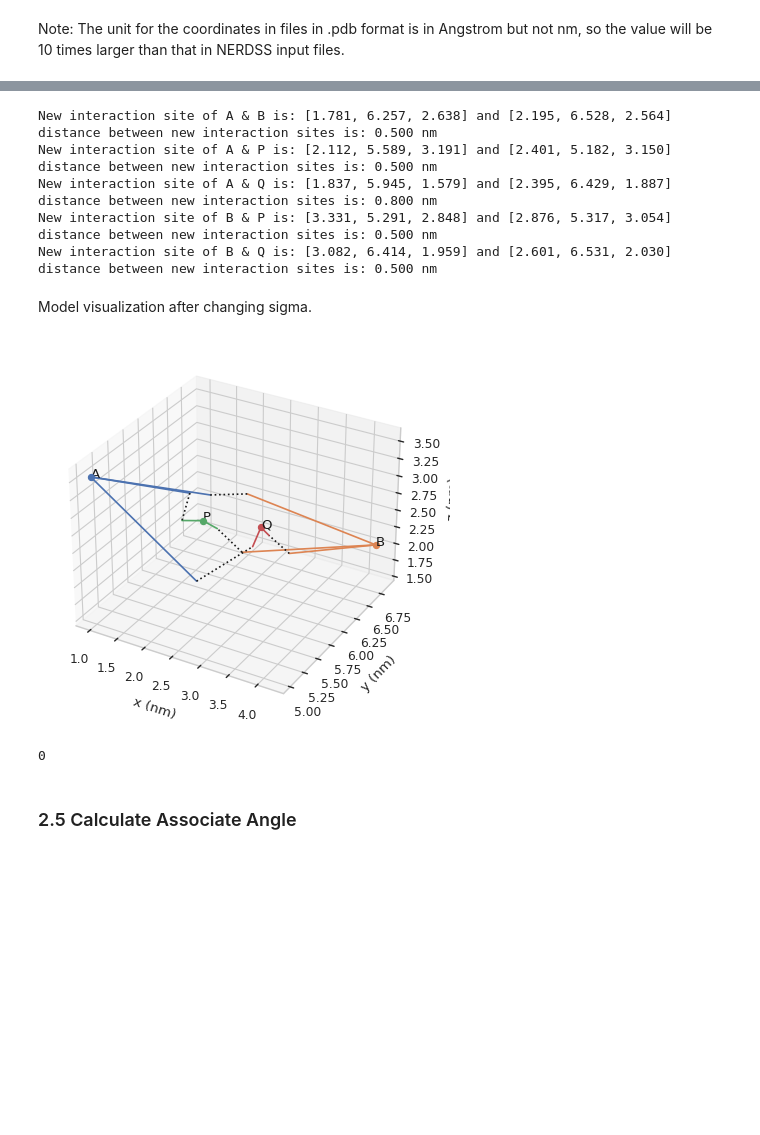
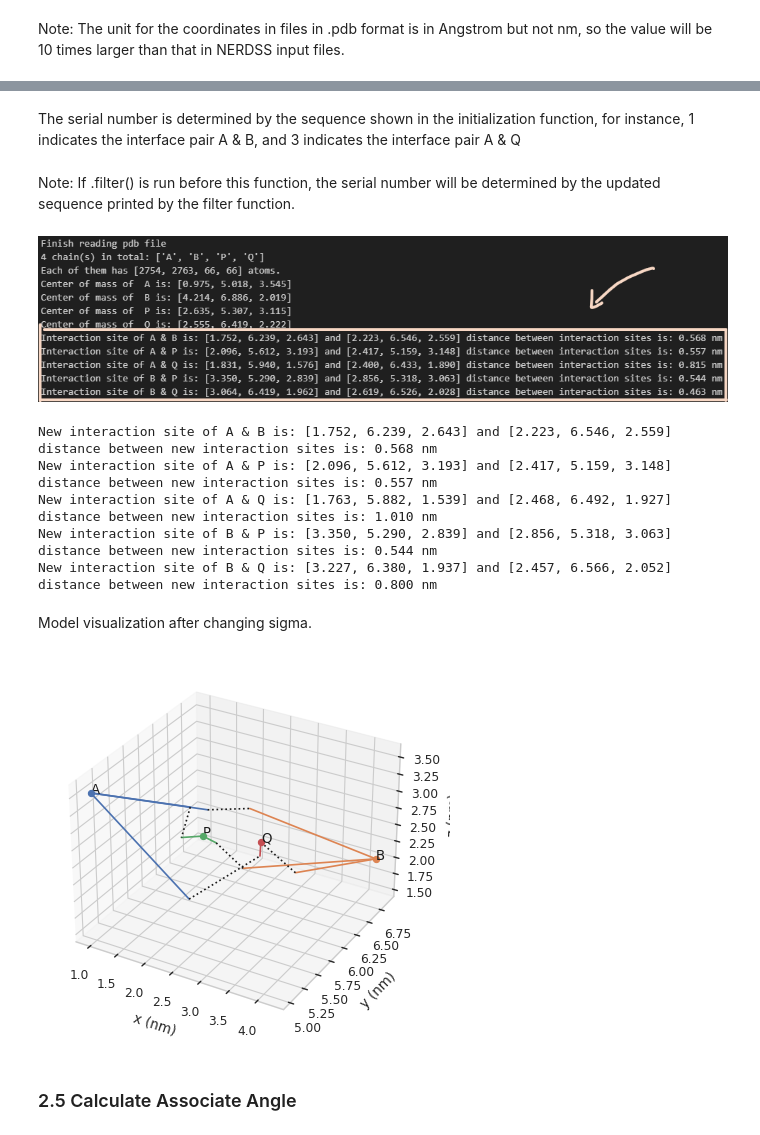
Before and after one commit to jonathanfischer97/ionerdss, a Jupyter notebook: Tutorial/ReadPDBTutorial/ReadPDBTutorial.ipynb, the cells around one changed output, grey strips where cells are left out. Cells and saved outputs as stored; diff of their text form; code cells hidden in the pictures; blank space fills up the shorter version.

```diff
--- a/Tutorial/ReadPDBTutorial/ReadPDBTutorial.ipynb
+++ b/Tutorial/ReadPDBTutorial/ReadPDBTutorial.ipynb
@@ -31,0 +34,3 @@ Interaction site of B & Q is: [3.064, 6.419, 1.962] and [2.619, 6.526, 2.028] di
+# %%
+# reading in a structure from a Protein Data Bank (PDB) file and create a ProteinComplex object
+clathrin = io.ProteinComplex(FileName = "1utc.pdb")
@@ -75,18 +100,24 @@ There are 5 pairs of interfaces in this protein and the sigma value is desired t
+# %% [markdown]
+The serial number is determined by the sequence shown in the initialization function, for instance, 1 indicates the interface pair A & B, and 3 indicates the interface pair A & Q
+# %% [markdown]
+Note: If .filter() is run before this function, the serial number will be determined by the updated sequence printed by the filter function.
+# %% [markdown]
+![image.png](attachment:image.png)
 # %%
-Pt2_1utc = io.dtb_PDB_change_sigma(Result=Pt_1utc, ChangeSigma=True, SiteList=[0, 3], NewSigma=[0.5, 0.8])
+# Change the sigma between A & Q to 1.01 nm and the sigma between B & Q to 0.80 nm
+clathrin.change_sigma(ChangeSigma = True, SiteList = [3,5], NewSigma =[1.01,0.80])
 # %% [output]
-New interaction site of A & B is: [1.781, 6.257, 2.638] and [2.195, 6.528, 2.564] distance between new interaction sites is: 0.500 nm
-New interaction site of A & P is: [2.112, 5.589, 3.191] and [2.401, 5.182, 3.150] distance between new interaction sites is: 0.500 nm
-New interaction site of A & Q is: [1.837, 5.945, 1.579] and [2.395, 6.429, 1.887] distance between new interaction sites is: 0.800 nm
-New interaction site of B & P is: [3.331, 5.291, 2.848] and [2.876, 5.317, 3.054] distance between new interaction sites is: 0.500 nm
-New interaction site of B & Q is: [3.082, 6.414, 1.959] and [2.601, 6.531, 2.030] distance between new interaction sites is: 0.500 nm
+New interaction site of A & B is: [1.752, 6.239, 2.643] and [2.223, 6.546, 2.559] distance between new interaction sites is: 0.568 nm
+New interaction site of A & P is: [2.096, 5.612, 3.193] and [2.417, 5.159, 3.148] distance between new interaction sites is: 0.557 nm
+New interaction site of A & Q is: [1.763, 5.882, 1.539] and [2.468, 6.492, 1.927] distance between new interaction sites is: 1.010 nm
+New interaction site of B & P is: [3.350, 5.290, 2.839] and [2.856, 5.318, 3.063] distance between new interaction sites is: 0.544 nm
+New interaction site of B & Q is: [3.227, 6.380, 1.937] and [2.457, 6.566, 2.052] distance between new interaction sites is: 0.800 nm
 # %% [markdown]
 Model visualization after changing sigma.
 # %%
-io.dtb_PDB_3D_plot(Result=Pt2_1utc)
+clathrin.plot_3D()
 # %% [output]
-[figure, old version]
+[figure, new version]
-0
 # %% [markdown]
 ### 2.5 Calculate Associate Angle
 # %% [markdown]
```
Also changed, not shown: parts of 40 cells of this notebook, 16 other files.
